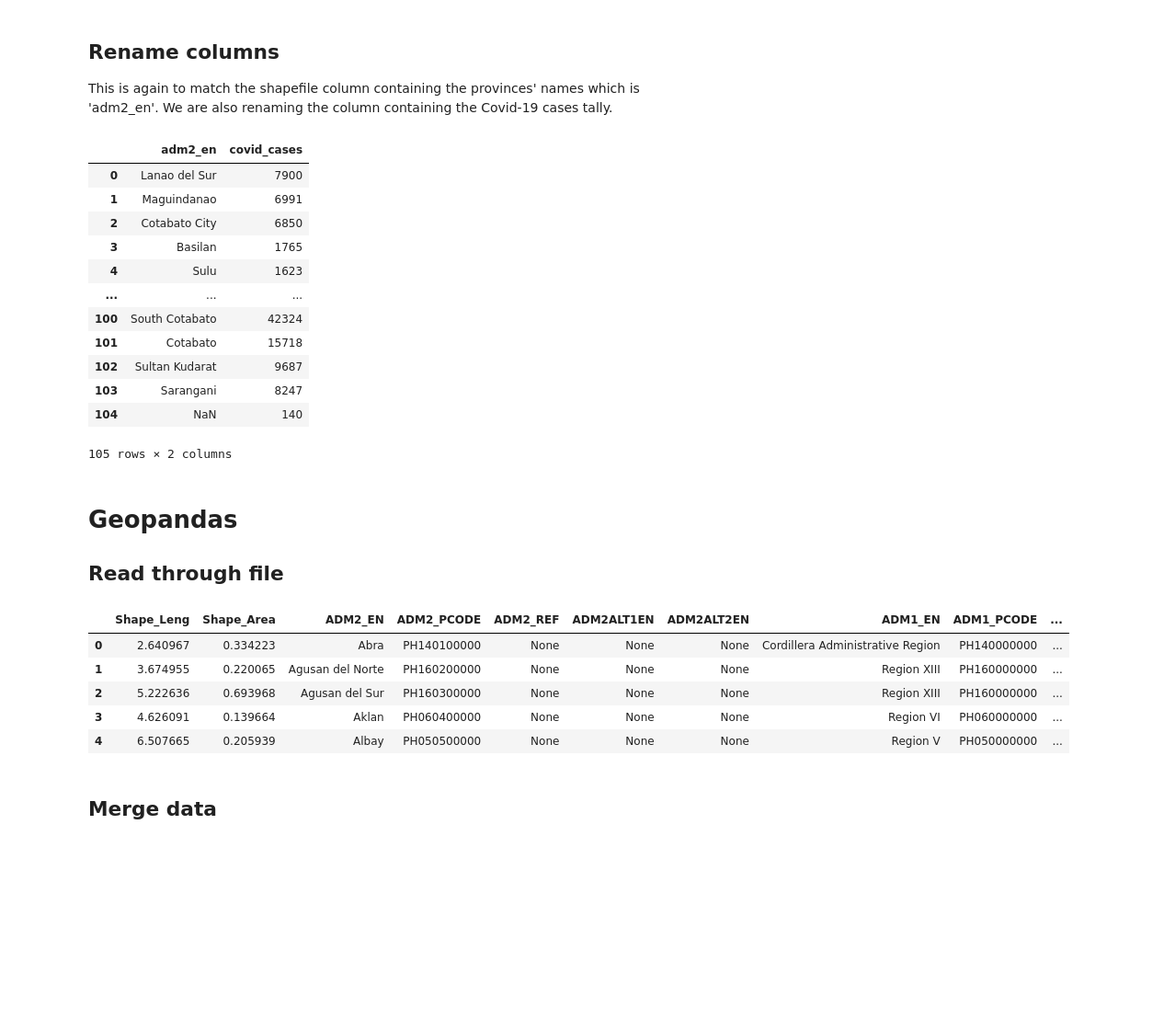
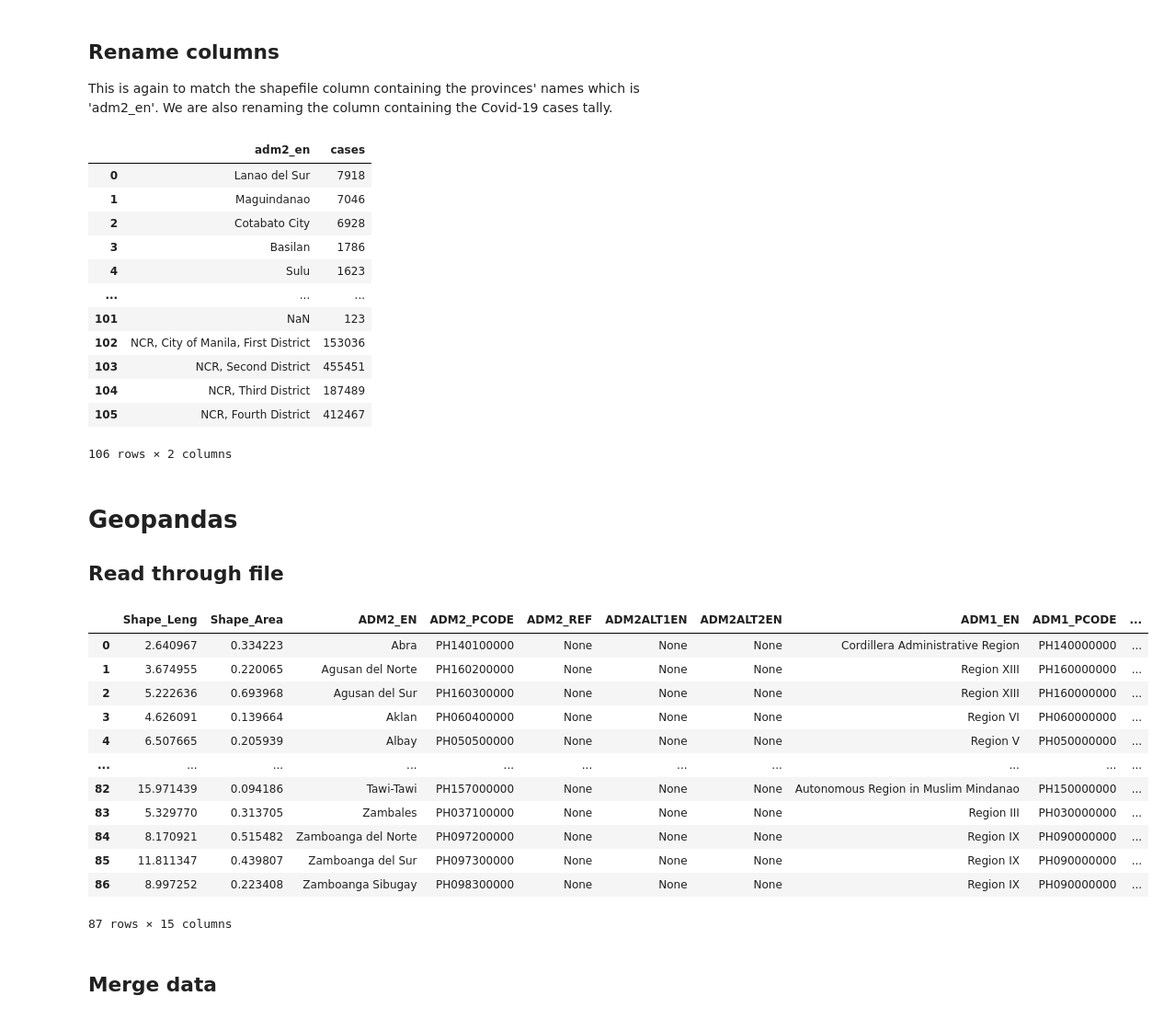
Before and after one commit to pmagtulis/covid-ph-map, a Jupyter notebook: notebooks/provincial_covid_cases.ipynb, the cells around one changed output. Shown at 92% size. Cells and saved outputs as stored; diff of their text form; code cells hidden in the pictures; blank space fills up the shorter version.

```diff
--- a/notebooks/provincial_covid_cases.ipynb
+++ b/notebooks/provincial_covid_cases.ipynb
@@ -64,37 +64,43 @@ df.provres = df.provres.str.replace("De", "de", regex=False)
 
 This is again to match the shapefile column containing the provinces' names which is 'adm2_en'. We are also renaming the column containing the Covid-19 cases tally.
 # %%
-df= df.rename(columns={"provres": "adm2_en"})
-df= df.rename(columns={"provres.1": "covid_cases"})
+df= df.rename(columns={"province": "adm2_en"})
 df
 # %% [output]
-|  | adm2_en | covid_cases |
-| 0 | Lanao del Sur | 7900 |
-| 1 | Maguindanao | 6991 |
-| 2 | Cotabato City | 6850 |
-| 3 | Basilan | 1765 |
+|  | adm2_en | cases |
+| 0 | Lanao del Sur | 7918 |
+| 1 | Maguindanao | 7046 |
+| 2 | Cotabato City | 6928 |
+| 3 | Basilan | 1786 |
 | 4 | Sulu | 1623 |
 | ... | ... | ... |
-| 100 | South Cotabato | 42324 |
-| 101 | Cotabato | 15718 |
-| 102 | Sultan Kudarat | 9687 |
-| 103 | Sarangani | 8247 |
-| 104 | NaN | 140 |
+| 101 | NaN | 123 |
+| 102 | NCR, City of Manila, First District | 153036 |
+| 103 | NCR, Second District | 455451 |
+| 104 | NCR, Third District | 187489 |
+| 105 | NCR, Fourth District | 412467 |
-105 rows × 2 columns
+106 rows × 2 columns
 # %% [markdown]
 # Geopandas
 
 ## Read through file
 # %%
 provinces = gpd.read_file('ph-provinces.zip')
-provinces.head()
+provinces
 # %% [output]
 |  | Shape_Leng | Shape_Area | ADM2_EN | ADM2_PCODE | ADM2_REF | ADM2ALT1EN | ADM2ALT2EN | ADM1_EN | ADM1_PCODE | ... |
 | 0 | 2.640967 | 0.334223 | Abra | PH140100000 | None | None | None | Cordillera Administrative Region | PH140000000 | ... |
 | 1 | 3.674955 | 0.220065 | Agusan del Norte | PH160200000 | None | None | None | Region XIII | PH160000000 | ... |
 | 2 | 5.222636 | 0.693968 | Agusan del Sur | PH160300000 | None | None | None | Region XIII | PH160000000 | ... |
 | 3 | 4.626091 | 0.139664 | Aklan | PH060400000 | None | None | None | Region VI | PH060000000 | ... |
 | 4 | 6.507665 | 0.205939 | Albay | PH050500000 | None | None | None | Region V | PH050000000 | ... |
+| ... | ... | ... | ... | ... | ... | ... | ... | ... | ... | ... |
+| 82 | 15.971439 | 0.094186 | Tawi-Tawi | PH157000000 | None | None | None | Autonomous Region in Muslim Mindanao | PH150000000 | ... |
+| 83 | 5.329770 | 0.313705 | Zambales | PH037100000 | None | None | None | Region III | PH030000000 | ... |
+| 84 | 8.170921 | 0.515482 | Zamboanga del Norte | PH097200000 | None | None | None | Region IX | PH090000000 | ... |
+| 85 | 11.811347 | 0.439807 | Zamboanga del Sur | PH097300000 | None | None | None | Region IX | PH090000000 | ... |
+| 86 | 8.997252 | 0.223408 | Zamboanga Sibugay | PH098300000 | None | None | None | Region IX | PH090000000 | ... |
+87 rows × 15 columns
 # %% [markdown]
 ## Merge data
 # %%
```
Also changed, not shown: parts of 18 cells of this notebook.
